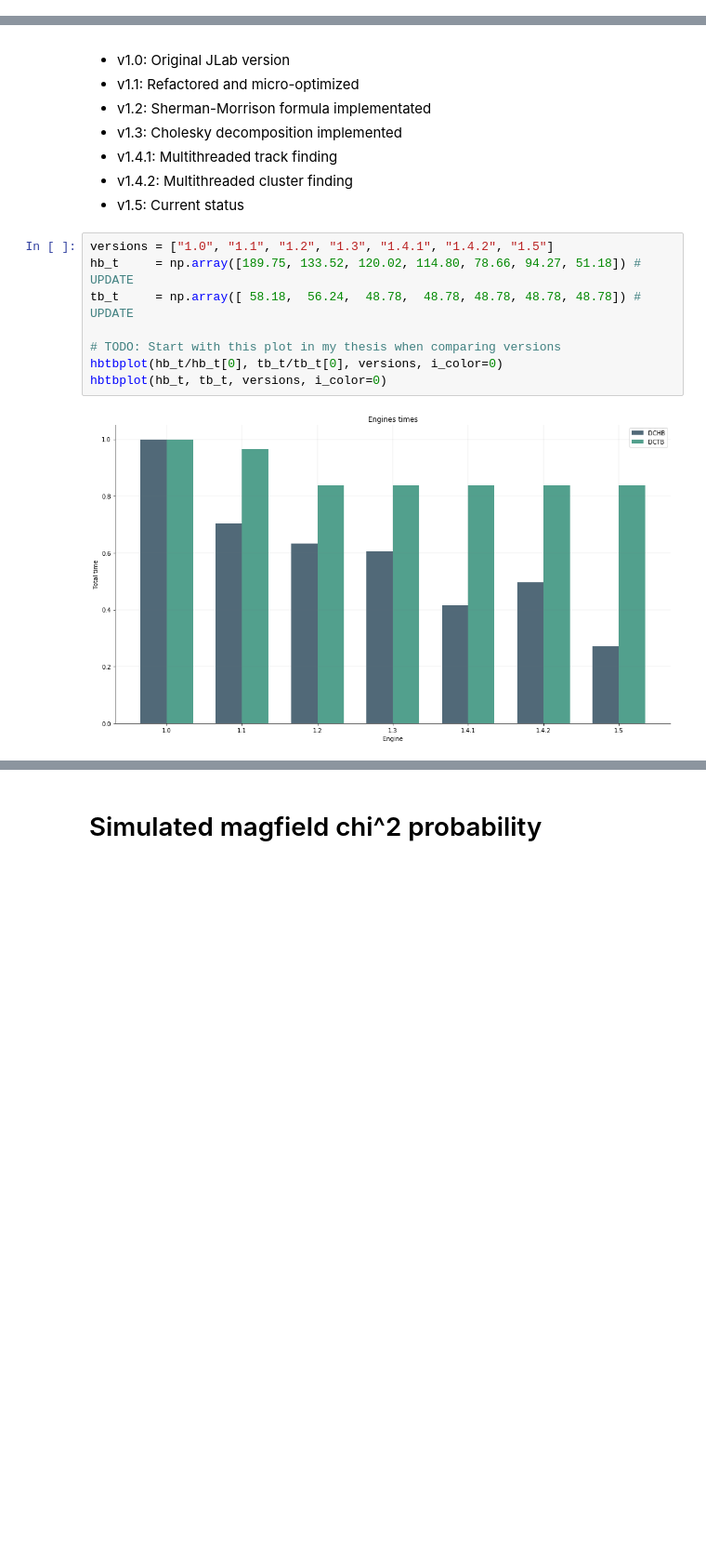
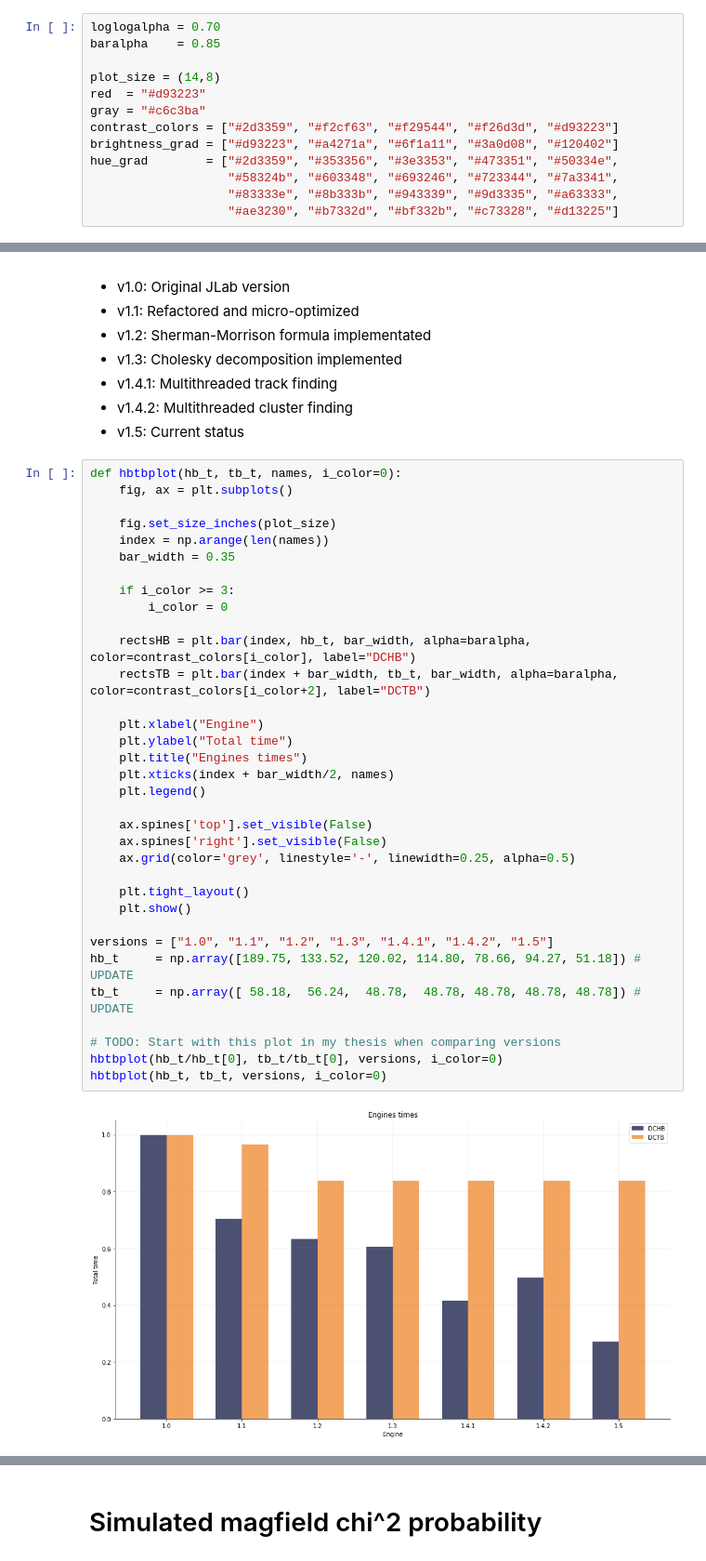
Before and after one commit to bleaktwig/clas12-data-and-tests, a Jupyter notebook: thesis_plots.ipynb, the cells around one changed output, grey strips where cells are left out. Shown at 93% size. Cells and saved outputs as stored; diff of their text form; blank space fills up the shorter version.

```diff
--- a/thesis_plots.ipynb
+++ b/thesis_plots.ipynb
@@ -19,3 +13,16 @@ colors = ["#324F61", "#286F74", "#348F79", "#62AD70", "#A3C663", "#EFD85F",]
+# %%
+loglogalpha = 0.70
+baralpha    = 0.85
+
+plot_size = (14,8)
+red  = "#d93223"
+gray = "#c6c3ba"
+contrast_colors = ["#2d3359", "#f2cf63", "#f29544", "#f26d3d", "#d93223"]
+brightness_grad = ["#d93223", "#a4271a", "#6f1a11", "#3a0d08", "#120402"]
+hue_grad        = ["#2d3359", "#353356", "#3e3353", "#473351", "#50334e",
+                   "#58324b", "#603348", "#693246", "#723344", "#7a3341",
+                   "#83333e", "#8b333b", "#943339", "#9d3335", "#a63333",
+                   "#ae3230", "#b7332d", "#bf332b", "#c73328", "#d13225"]
 # %% [markdown]
 # File Reading
 # %%
@@ -194,12 +176,38 @@ Version:
 * v1.4.2: Multithreaded cluster finding
 * v1.5: Current status
 # %%
+def hbtbplot(hb_t, tb_t, names, i_color=0):
+    fig, ax = plt.subplots()
+
+    fig.set_size_inches(plot_size)
+    index = np.arange(len(names))
+    bar_width = 0.35
+
+    if i_color >= 3:
+        i_color = 0
+
+    rectsHB = plt.bar(index, hb_t, bar_width, alpha=baralpha, color=contrast_colors[i_color], label="DCHB")
+    rectsTB = plt.bar(index + bar_width, tb_t, bar_width, alpha=baralpha, color=contrast_colors[i_color+2], label="DCTB")
+
+    plt.xlabel("Engine")
+    plt.ylabel("Total time")
+    plt.title("Engines times")
+    plt.xticks(index + bar_width/2, names)
+    plt.legend()
+
+    ax.spines['top'].set_visible(False)
+    ax.spines['right'].set_visible(False)
+    ax.grid(color='grey', linestyle='-', linewidth=0.25, alpha=0.5)
+
+    plt.tight_layout()
+    plt.show()
+
 versions = ["1.0", "1.1", "1.2", "1.3", "1.4.1", "1.4.2", "1.5"]
 hb_t     = np.array([189.75, 133.52, 120.02, 114.80, 78.66, 94.27, 51.18]) # UPDATE
 tb_t     = np.array([ 58.18,  56.24,  48.78,  48.78, 48.78, 48.78, 48.78]) # UPDATE
 
 # TODO: Start with this plot in my thesis when comparing versions
 hbtbplot(hb_t/hb_t[0], tb_t/tb_t[0], versions, i_color=0)
 hbtbplot(hb_t, tb_t, versions, i_color=0)
 # %% [output]
-[figure, old version]
+[figure, new version]
```
Also changed, not shown: parts of 9 cells of this notebook, 27 other files.
